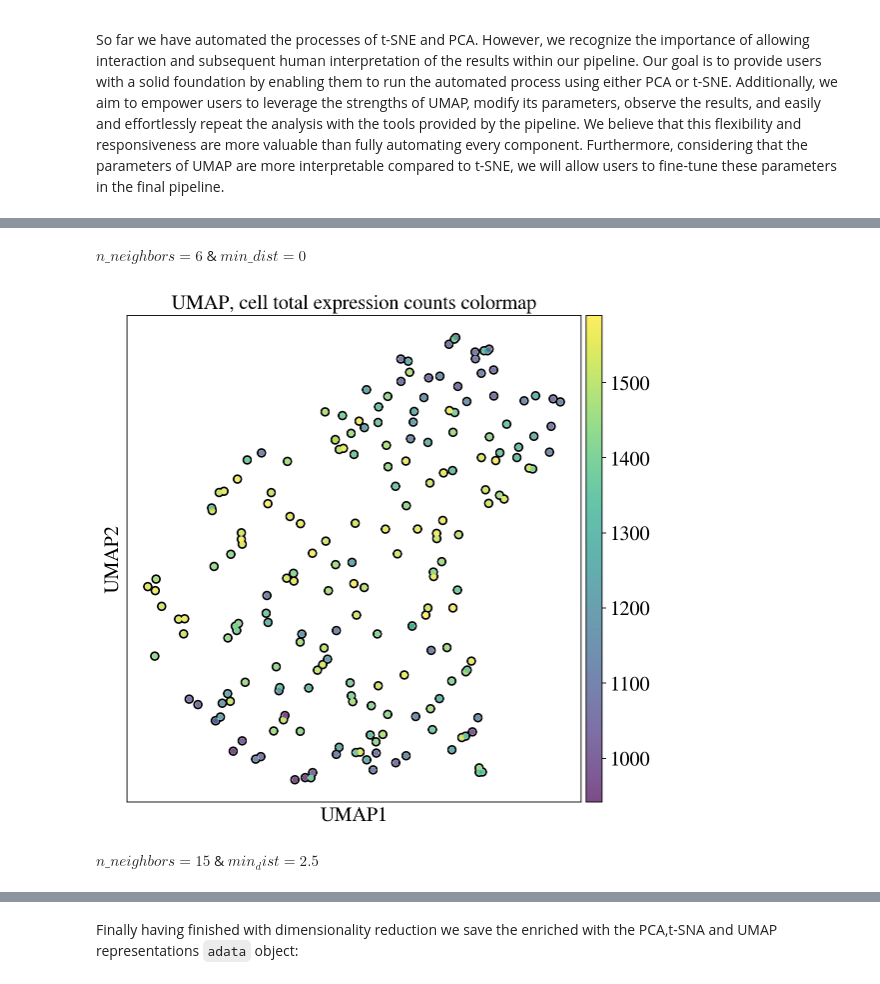
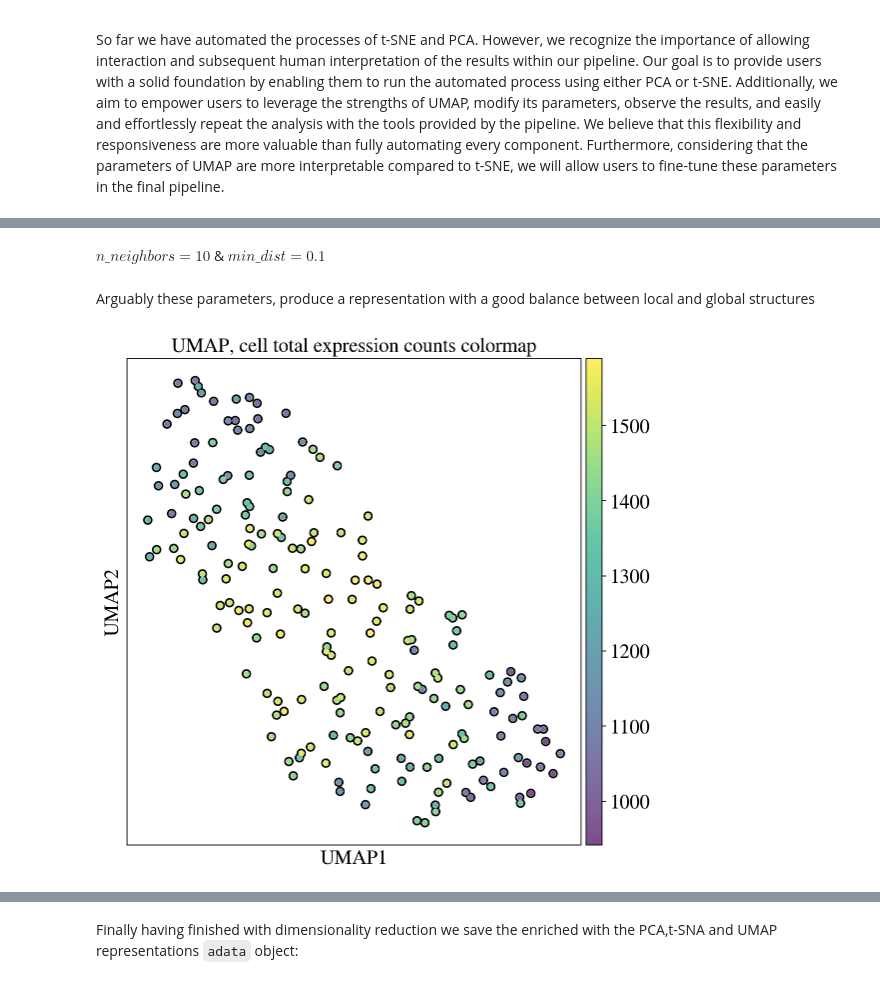
Before and after one commit to KyriakosPsa/scGmix-ML-pipeline, a Jupyter notebook: dimreduction.ipynb, the cells around one changed output, grey strips where cells are left out. Cells and saved outputs as stored; diff of their text form; code cells hidden in the pictures.

```diff
--- a/dimreduction.ipynb
+++ b/dimreduction.ipynb
@@ -133,7 +134,8 @@ plt.title("Scree plot")
 plt.legend()
 plt.grid()
 plt.show()
-print("Kaiser's Threshold keeps: ",(adata.uns['pca']['variance'][adata.uns['pca']['variance'] > 1]).shape[0], "PCs")
+kaiser = adata.uns['pca']['variance'][adata.uns['pca']['variance'] > 1]
+print("Kaiser's Threshold keeps: ",kaiser.shape[0], "PCs")
 # %% [output]
 [figure]
 Kaiser's Threshold keeps:  31 PCs
@@ -225,10 +235,10 @@ sc.pl.umap(adata, add_outline=True, size=100, title="UMAP, cell total expression
 # %% [markdown]
-$n\_neighbors = 6$ & $min\_dist = 0$
+$n\_neighbors = 10$ & $min\_dist = 0.1$
+# %% [markdown]
+Arguably these parameters, produce a representation with a good balance between local and global structures
 # %%
-sc.pp.neighbors(adata, n_neighbors=6, random_state=42, n_pcs=50)
-sc.tl.umap(adata, min_dist=0, random_state=42)
+sc.pp.neighbors(adata, n_neighbors=10, random_state=42, n_pcs=kaiser.shape[0])
+sc.tl.umap(adata, min_dist=0.1, random_state=42)
 sc.pl.umap(adata, add_outline=True, size=100, title="UMAP, cell total expression counts colormap", color="total_counts")
 # %% [output]
-[figure, old version]
+[figure, new version]
-# %% [markdown]
-$n\_neighbors = 15$ & $min_dist = 2.5$
```
Also changed, not shown: parts of 13 cells of this notebook.
